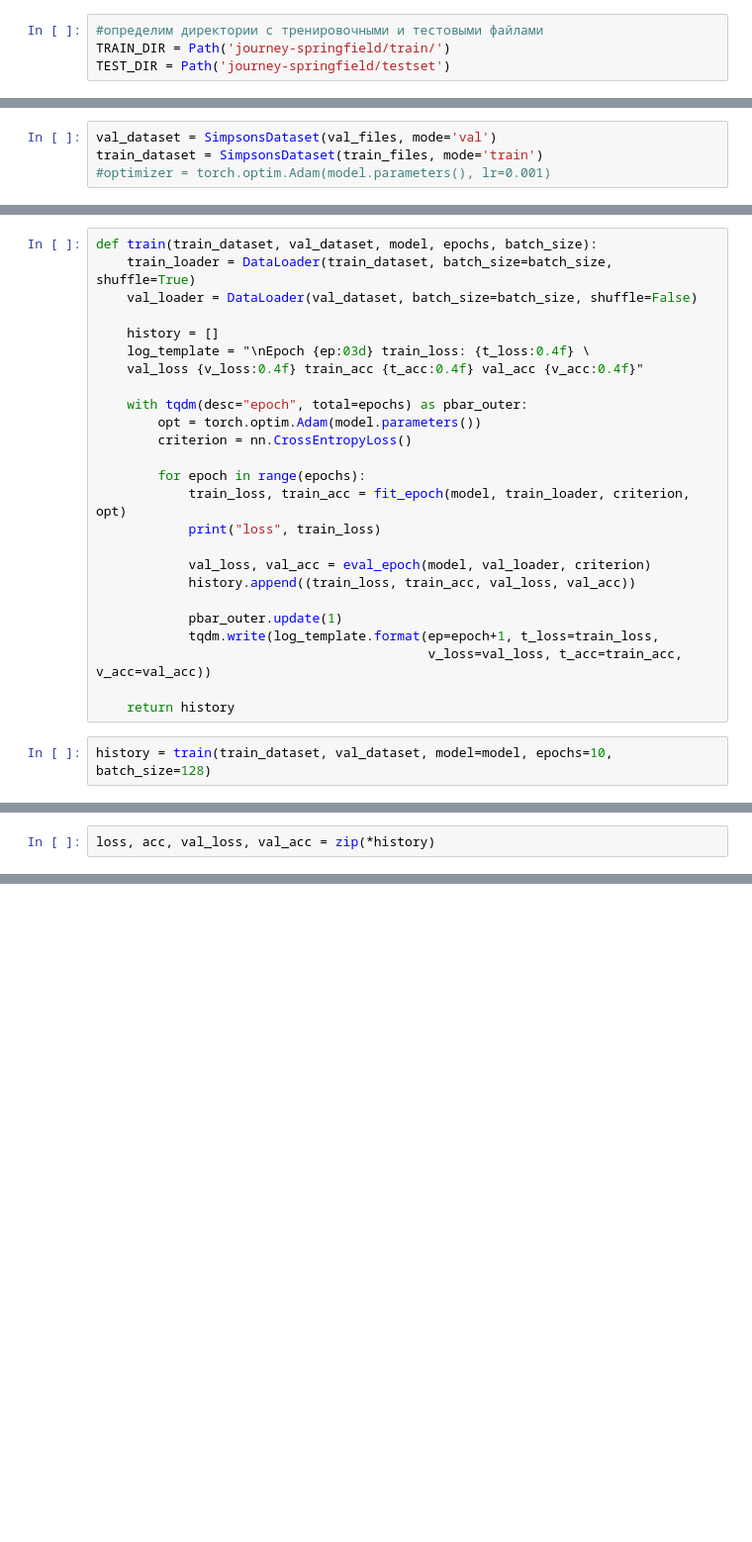
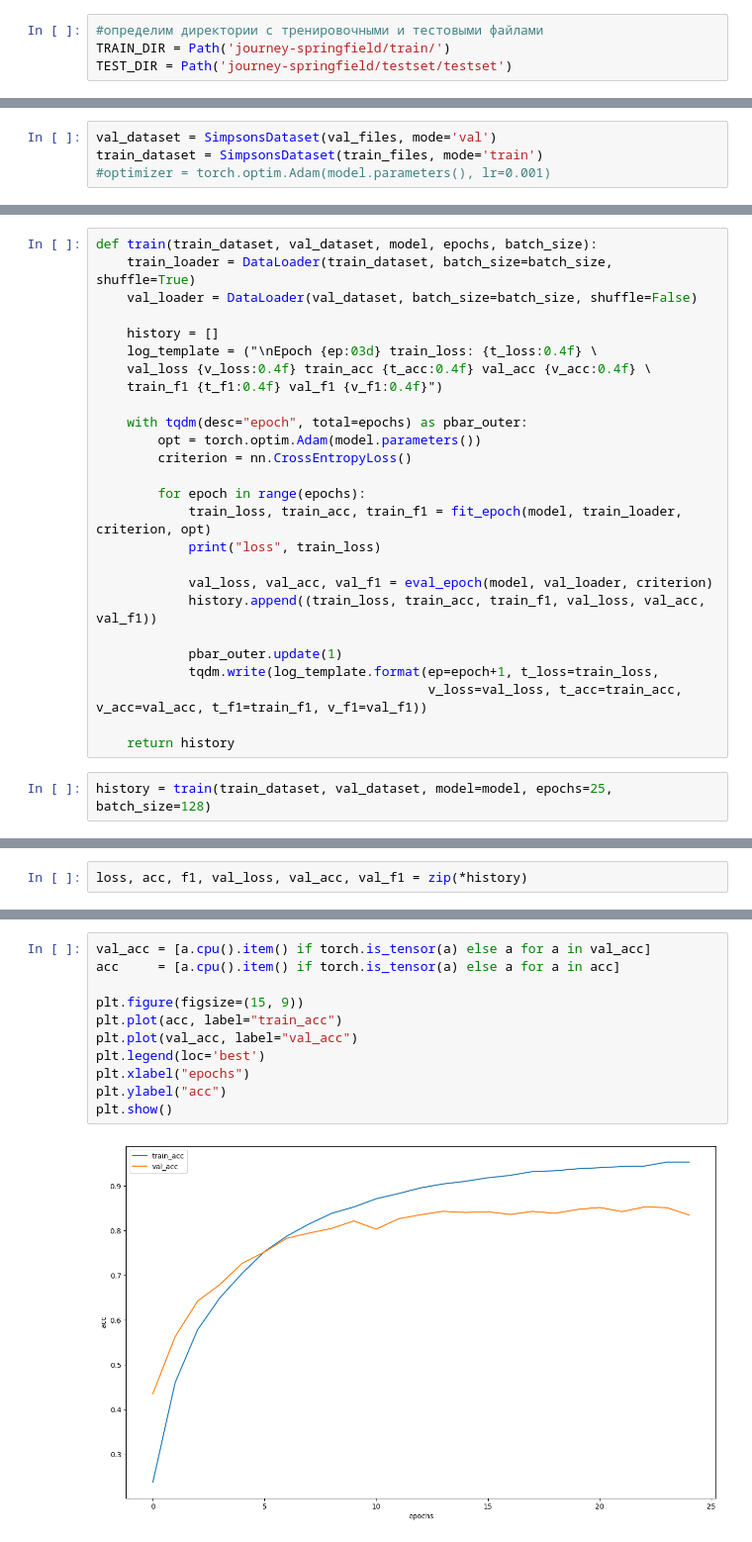
Before and after one commit to xaeliudzyh/dls_hw, a Jupyter notebook: week_07_cnn_and_fine_tuning/Homework/hw_5_simpsons_classification.ipynb, the cells around one changed output, grey strips where cells are left out. Shown at 99% size. Cells and saved outputs as stored; diff of their text form; blank space fills up the shorter version.

```diff
--- a/week_07_cnn_and_fine_tuning/Homework/hw_5_simpsons_classification.ipynb
+++ b/week_07_cnn_and_fine_tuning/Homework/hw_5_simpsons_classification.ipynb
@@ -203,7 +203,7 @@ def imshow(inp, title=None, plt_ax=plt, default=False):
 # %%
 #определим директории с тренировочными и тестовыми файлами
 TRAIN_DIR = Path('journey-springfield/train/')
-TEST_DIR = Path('journey-springfield/testset')
+TEST_DIR = Path('journey-springfield/testset/testset')
 # %%
 train_val_files = sorted(list(TRAIN_DIR.rglob('*.jpg')))
 test_files = sorted(list(TEST_DIR.rglob('*.jpg')))
@@ -871,24 +935,25 @@ def train(train_dataset, val_dataset, model, epochs, batch_size):
     val_loader = DataLoader(val_dataset, batch_size=batch_size, shuffle=False)
 
     history = []
-    log_template = "\nEpoch {ep:03d} train_loss: {t_loss:0.4f} \
-    val_loss {v_loss:0.4f} train_acc {t_acc:0.4f} val_acc {v_acc:0.4f}"
+    log_template = ("\nEpoch {ep:03d} train_loss: {t_loss:0.4f} \
+    val_loss {v_loss:0.4f} train_acc {t_acc:0.4f} val_acc {v_acc:0.4f} \
+    train_f1 {t_f1:0.4f} val_f1 {v_f1:0.4f}")
 
     with tqdm(desc="epoch", total=epochs) as pbar_outer:
         opt = torch.optim.Adam(model.parameters())
         criterion = nn.CrossEntropyLoss()
 
         for epoch in range(epochs):
-            train_loss, train_acc = fit_epoch(model, train_loader, criterion, opt)
+            train_loss, train_acc, train_f1 = fit_epoch(model, train_loader, criterion, opt)
             print("loss", train_loss)
 
-            val_loss, val_acc = eval_epoch(model, val_loader, criterion)
-            history.append((train_loss, train_acc, val_loss, val_acc))
+            val_loss, val_acc, val_f1 = eval_epoch(model, val_loader, criterion)
+            history.append((train_loss, train_acc, train_f1, val_loss, val_acc, val_f1))
 
             pbar_outer.update(1)
             tqdm.write(log_template.format(ep=epoch+1, t_loss=train_loss,
-                                           v_loss=val_loss, t_acc=train_acc, v_acc=val_acc))
+                                           v_loss=val_loss, t_acc=train_acc, v_acc=val_acc, t_f1=train_f1, v_f1=val_f1))
 
     return history
 # %%
-history = train(train_dataset, val_dataset, model=model, epochs=10, batch_size=128)
+history = train(train_dataset, val_dataset, model=model, epochs=25, batch_size=128)
@@ -895,2 +985,2 @@ history = train(train_dataset, val_dataset, model=model, epochs=10, batch_size=1
 # %%
-loss, acc, val_loss, val_acc = zip(*history)
+loss, acc, f1, val_loss, val_acc, val_f1 = zip(*history)
@@ -904,0 +1017,13 @@ plt.show()
+# %%
+val_acc = [a.cpu().item() if torch.is_tensor(a) else a for a in val_acc]
+acc     = [a.cpu().item() if torch.is_tensor(a) else a for a in acc]
+
+plt.figure(figsize=(15, 9))
+plt.plot(acc, label="train_acc")
+plt.plot(val_acc, label="val_acc")
+plt.legend(loc='best')
+plt.xlabel("epochs")
+plt.ylabel("acc")
+plt.show()
+# %% [output]
+[figure, added]
```
Also changed, not shown: parts of 17 cells of this notebook.
